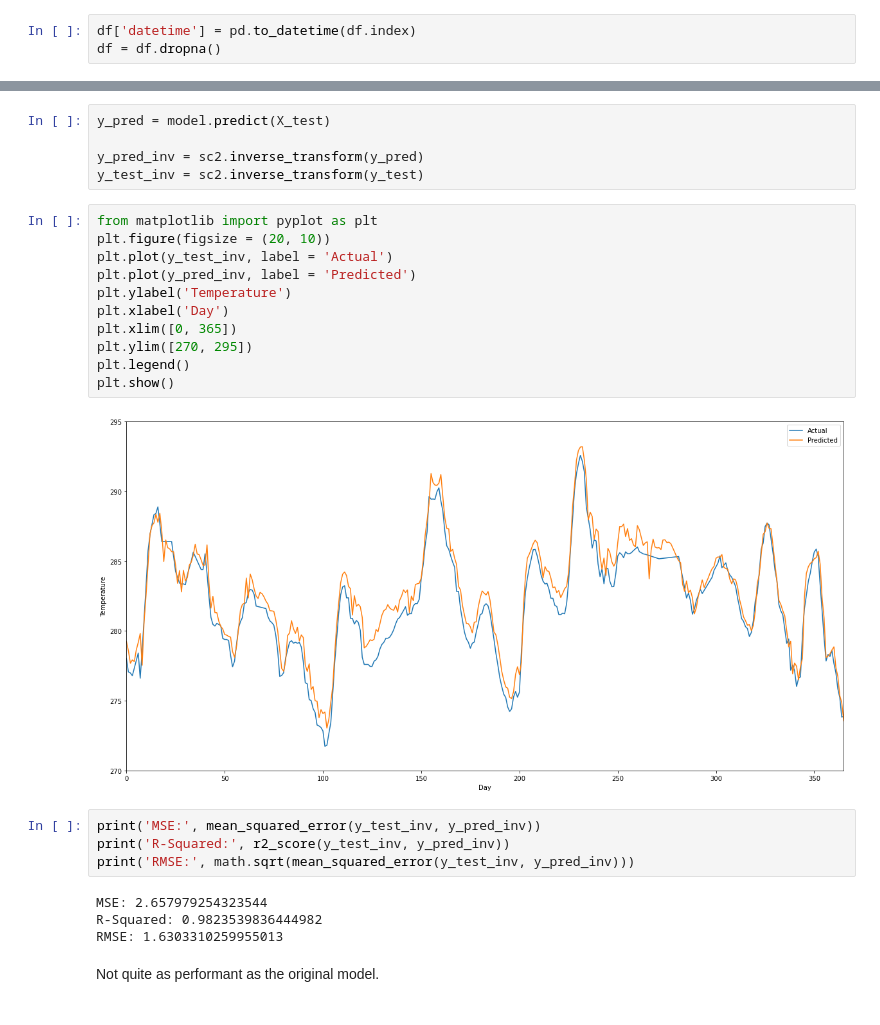
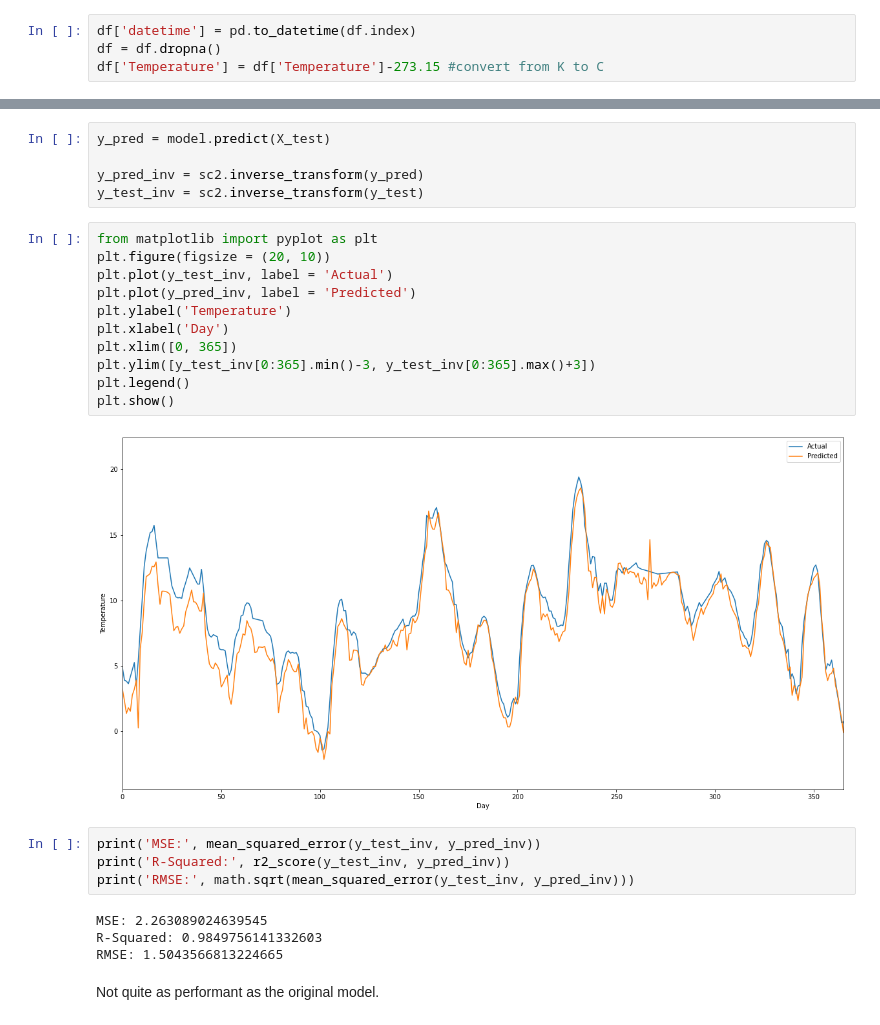
Before and after one commit to McGill-MMA-EnterpriseAnalytics/Cloud-Computations, a Jupyter notebook: RNN.ipynb, the cells around one changed output, grey strips where cells are left out. Cells and saved outputs as stored; diff of their text form.

```diff
--- a/RNN.ipynb
+++ b/RNN.ipynb
@@ -246,6 +246,7 @@ Series.dt.weekofyear and Series.dt.week have been deprecated.  Please use Series
 # %%
 df['datetime'] = pd.to_datetime(df.index)
 df = df.dropna()
+df['Temperature'] = df['Temperature']-273.15 #convert from K to C
 # %% [markdown]
 This starts a week after the original dataframe because there are some lagging variables which do not exist for the first observations. This dataset contains data from over 5 years, so one week is not a big deal to drop.
 # %%
@@ -322,24 +322,24 @@ y_test_inv = sc2.inverse_transform(y_test)
 # %%
 from matplotlib import pyplot as plt
 plt.figure(figsize = (20, 10))
 plt.plot(y_test_inv, label = 'Actual')
 plt.plot(y_pred_inv, label = 'Predicted')
 plt.ylabel('Temperature')
 plt.xlabel('Day')
 plt.xlim([0, 365])
-plt.ylim([270, 295])
+plt.ylim([y_test_inv[0:365].min()-3, y_test_inv[0:365].max()+3])
 plt.legend()
 plt.show()
 # %% [output]
-[figure, old version]
+[figure, new version]
 # %%
 print('MSE:', mean_squared_error(y_test_inv, y_pred_inv))
 print('R-Squared:', r2_score(y_test_inv, y_pred_inv))
 print('RMSE:', math.sqrt(mean_squared_error(y_test_inv, y_pred_inv)))
 # %% [output]
-MSE: 2.657979254323544
-R-Squared: 0.9823539836444982
-RMSE: 1.6303310259955013
+MSE: 2.263089024639545
+R-Squared: 0.9849756141332603
+RMSE: 1.5043566813224665
 # %% [markdown]
 Not quite as performant as the original model.
 # %% [markdown]
```
Also changed, not shown: parts of 36 cells of this notebook, 1 other file.
